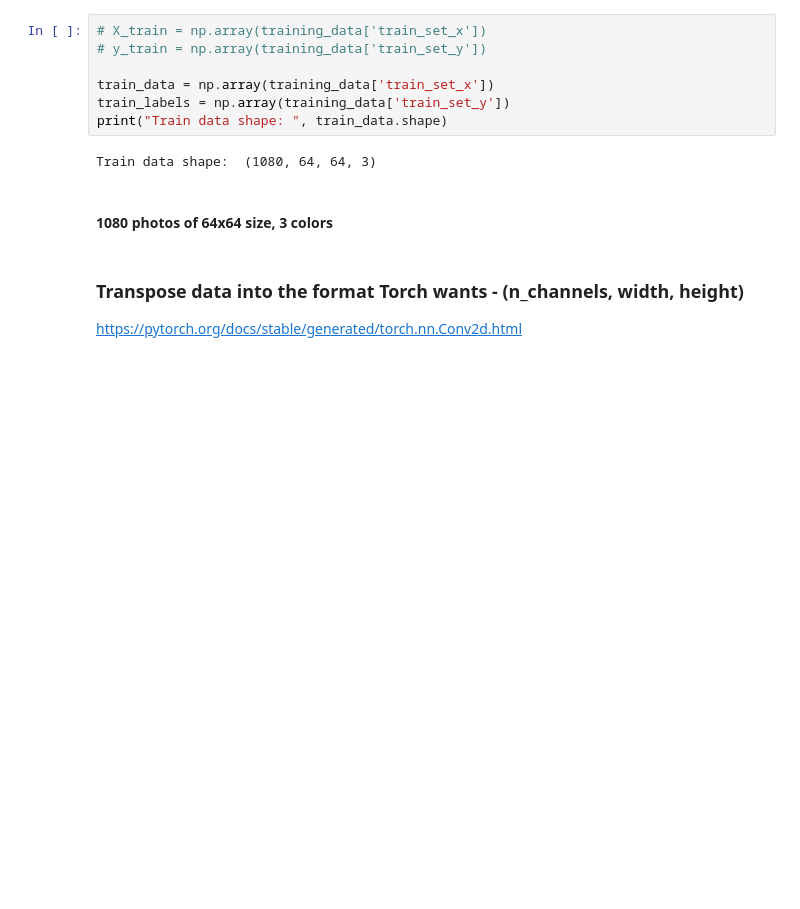
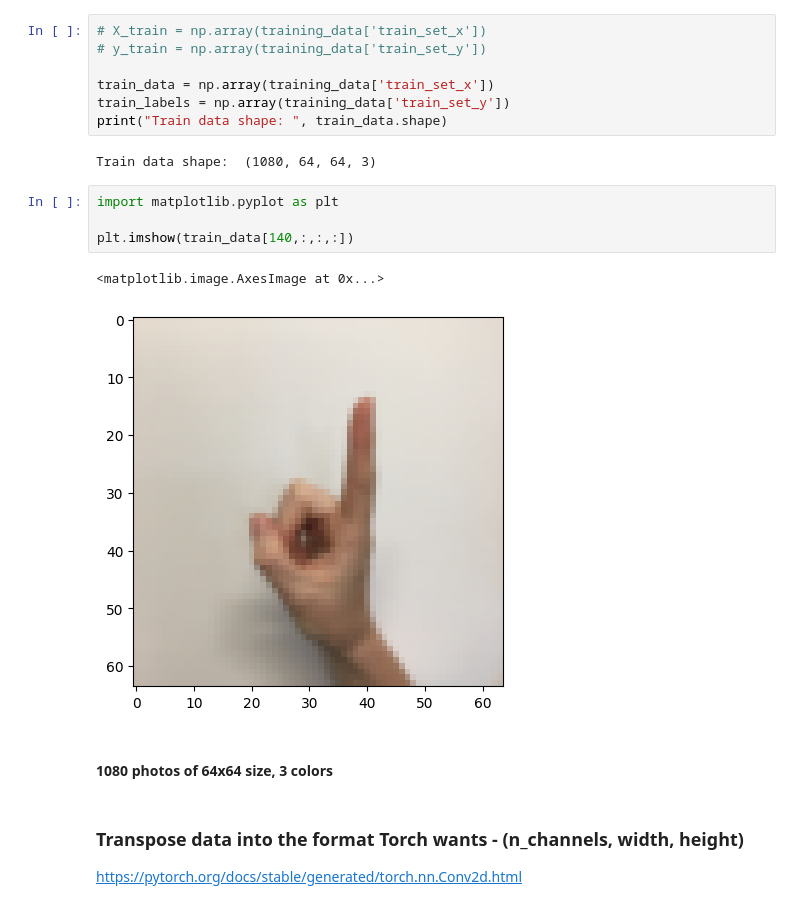
Before and after one commit to ariellubonja/hand-gesture-recognition, a Jupyter notebook: finger-gesture-detection-computer-vision-project.ipynb, the cells around one changed output. Cells and saved outputs as stored; diff of their text form; blank space fills up the shorter version.

```diff
--- a/finger-gesture-detection-computer-vision-project.ipynb
+++ b/finger-gesture-detection-computer-vision-project.ipynb
@@ -37,6 +37,13 @@ train_labels = np.array(training_data['train_set_y'])
 print("Train data shape: ", train_data.shape)
 # %% [output]
 Train data shape:  (1080, 64, 64, 3)
+# %%
+import matplotlib.pyplot as plt
+
+plt.imshow(train_data[140,:,:,:])
+# %% [output]
+<matplotlib.image.AxesImage at 0x...>
+[figure, added]
 # %% [markdown]
 #### 1080 photos of 64x64 size, 3 colors
 # %% [markdown]
```
Also changed, not shown: 2 other files.
